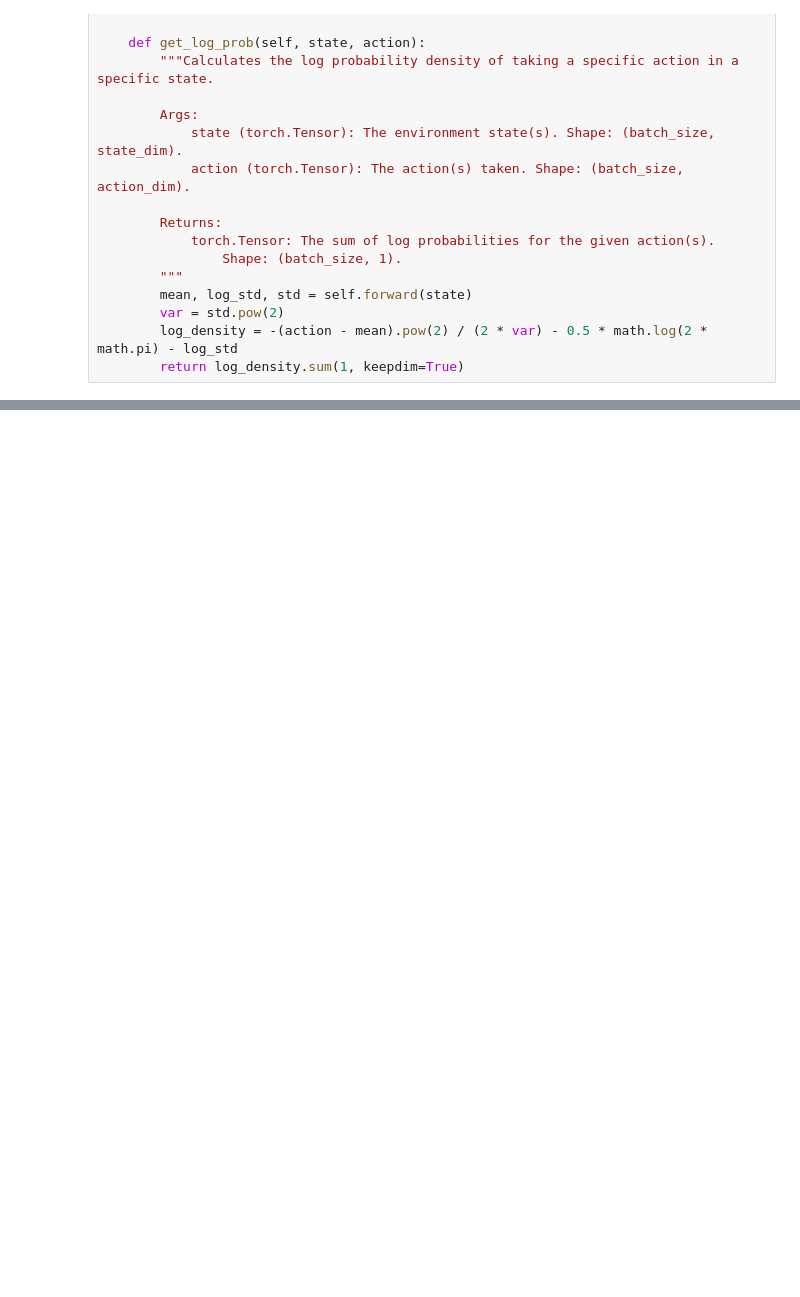
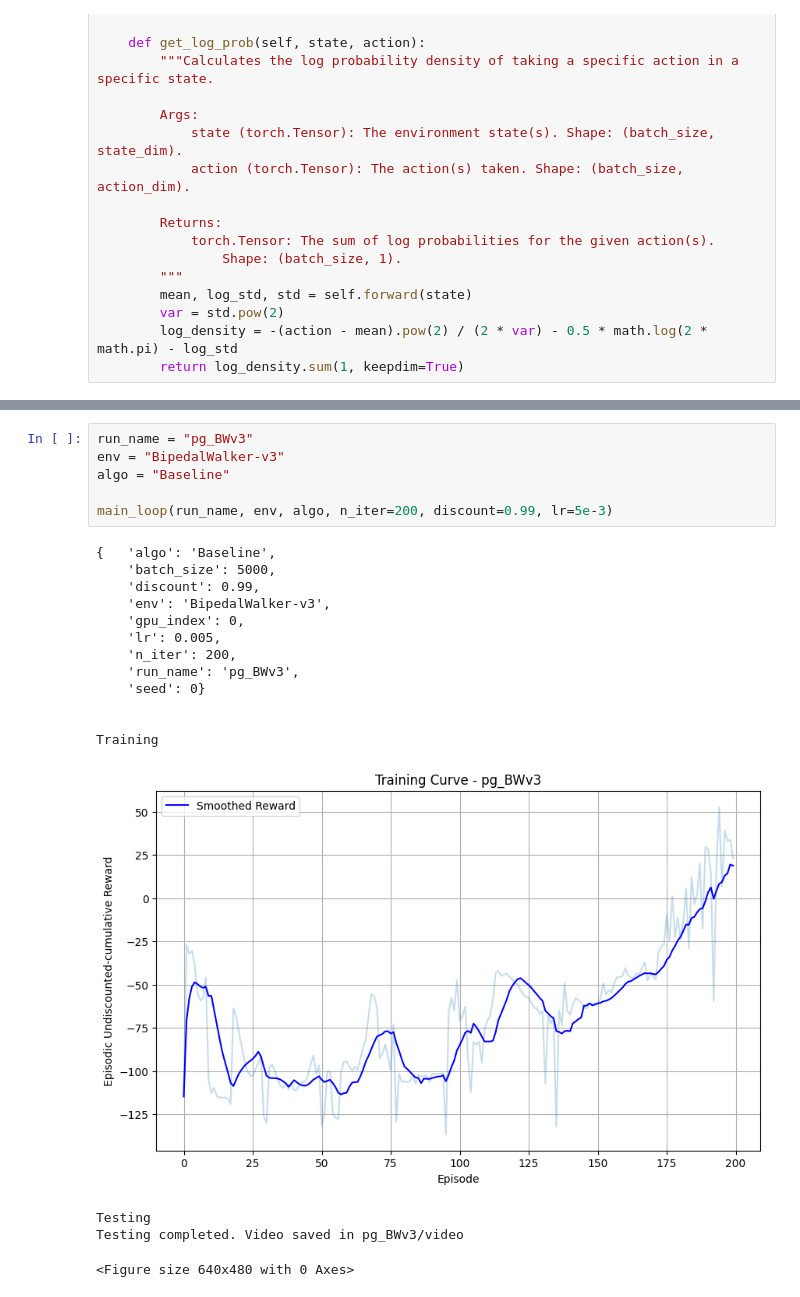
Before and after one commit to BrodyJordan/Courses, a Jupyter notebook: ecen-743_reinforcement_learning/assignments/homework-5/main.ipynb, the cells around one changed output, grey strips where cells are left out. Drawn from its saved outputs; the diff is of its cells as text; blank space fills up the shorter version.

```diff
--- a/ecen-743_reinforcement_learning/assignments/homework-5/main.ipynb
+++ b/ecen-743_reinforcement_learning/assignments/homework-5/main.ipynb
@@ -406,0 +632,23 @@ test_loop(agent, args.env, args.run_name)
+# %%
+run_name = "pg_BWv3"
+env = "BipedalWalker-v3"
+algo = "Baseline"
+
+main_loop(run_name, env, algo, n_iter=200, discount=0.99, lr=5e-3)
+# %% [output]
+{   'algo': 'Baseline',
+    'batch_size': 5000,
+    'discount': 0.99,
+    'env': 'BipedalWalker-v3',
+    'gpu_index': 0,
+    'lr': 0.005,
+    'n_iter': 200,
+    'run_name': 'pg_BWv3',
+    'seed': 0}
+
+
+Training
+[figure, added]
+Testing
+Testing completed. Video saved in pg_BWv3/video
+<Figure size 640x480 with 0 Axes>
```
Also changed, not shown: parts of 15 cells of this notebook, 16 other files.
